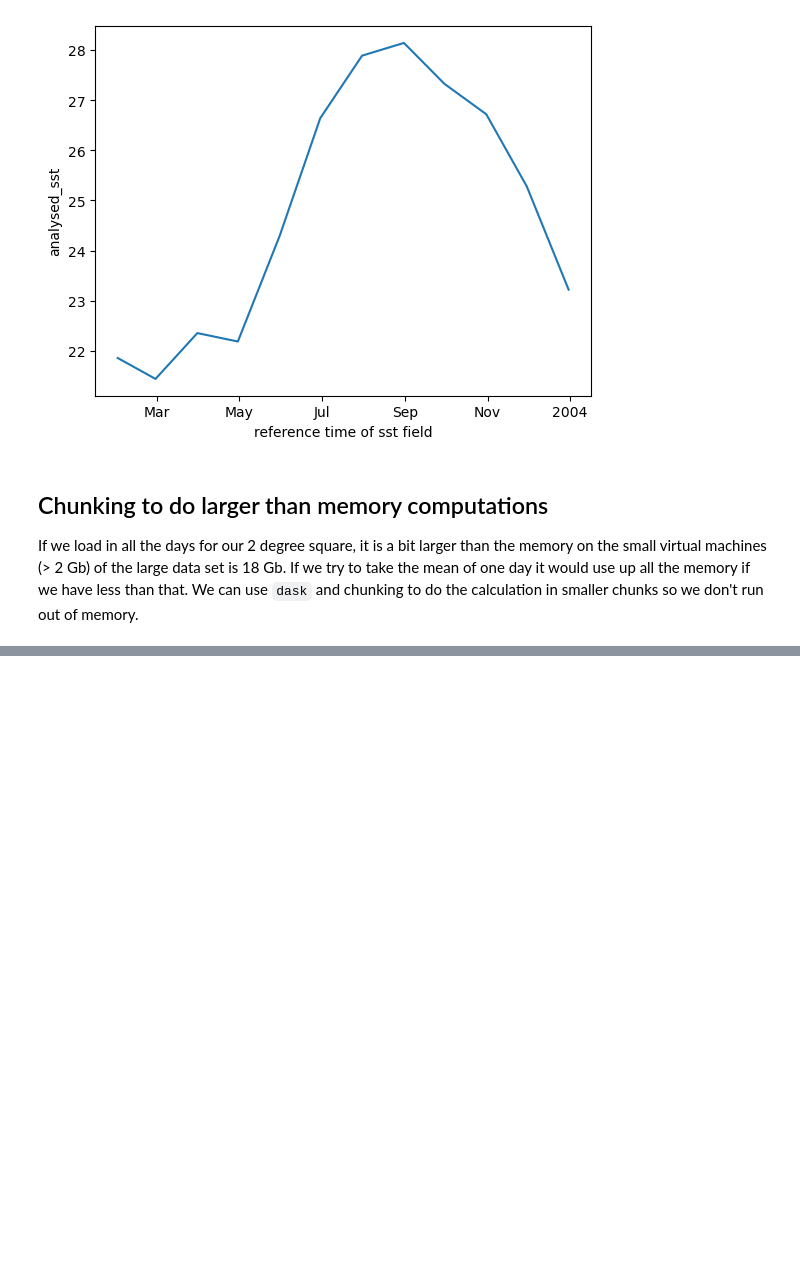
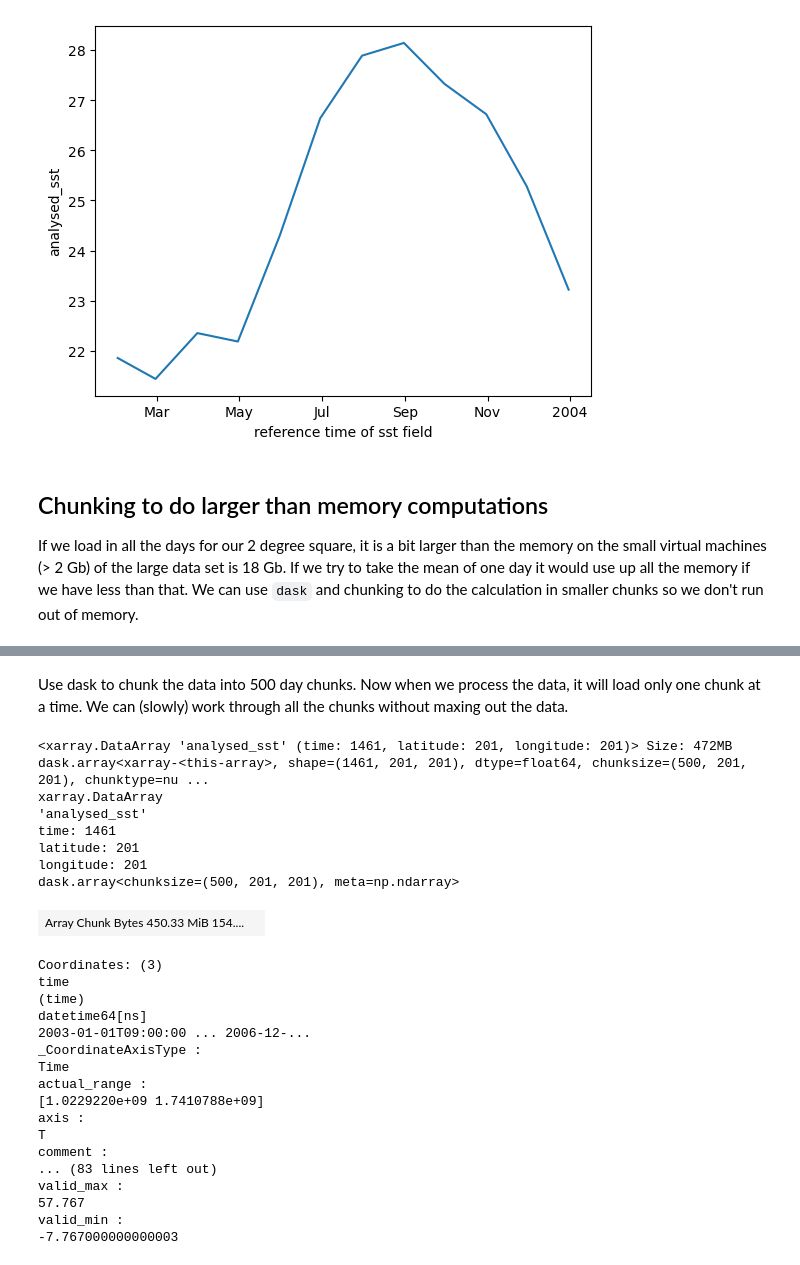
Before and after one commit to nmfs-opensci/NOAAHackDays, a Jupyter notebook: topics-2025/2025-02-28-ERDDAP-Py/erddap_xarray.ipynb, the cells around one changed output, grey strips where cells are left out. Saved outputs shown, nothing was run; the diff lists cells and outputs as text; code cells hidden in the pictures; blank space fills up the shorter version.

```diff
--- a/topics-2025/2025-02-28-ERDDAP-Py/erddap_xarray.ipynb
+++ b/topics-2025/2025-02-28-ERDDAP-Py/erddap_xarray.ipynb
@@ -486,0 +127,32 @@ dc.mean(dim=['latitude', 'longitude']).plot()
+# %% [markdown]
+Use dask to chunk the data into 500 day chunks. Now when we process the data, it will load only one chunk at a time. We can (slowly) work through all the chunks without maxing out the data.
+# %%
+import dask
+dc_chunk = dc_all.chunk({'time': 500, 'latitude': -1, 'longitude': -1})
+dc_chunk
+# %% [output]
+<xarray.DataArray 'analysed_sst' (time: 1461, latitude: 201, longitude: 201)> Size: 472MB dask.array<xarray-<this-array>, shape=(1461, 201, 201), dtype=float64, chunksize=(500, 201, 201), chunktype=nu ...
+xarray.DataArray
+'analysed_sst'
+time: 1461
+latitude: 201
+longitude: 201
+dask.array<chunksize=(500, 201, 201), meta=np.ndarray>
+| Array Chunk Bytes 450.33 MiB 154.... |  |
+Coordinates: (3)
+time
+(time)
+datetime64[ns]
+2003-01-01T09:00:00 ... 2006-12-...
+_CoordinateAxisType :
+Time
+actual_range :
+[1.0229220e+09 1.7410788e+09]
+axis :
+T
+comment :
+... (83 lines left out)
+valid_max :
+57.767
+valid_min :
+-7.767000000000003
```
Also changed, not shown: parts of 51 cells of this notebook, 3 other files.
